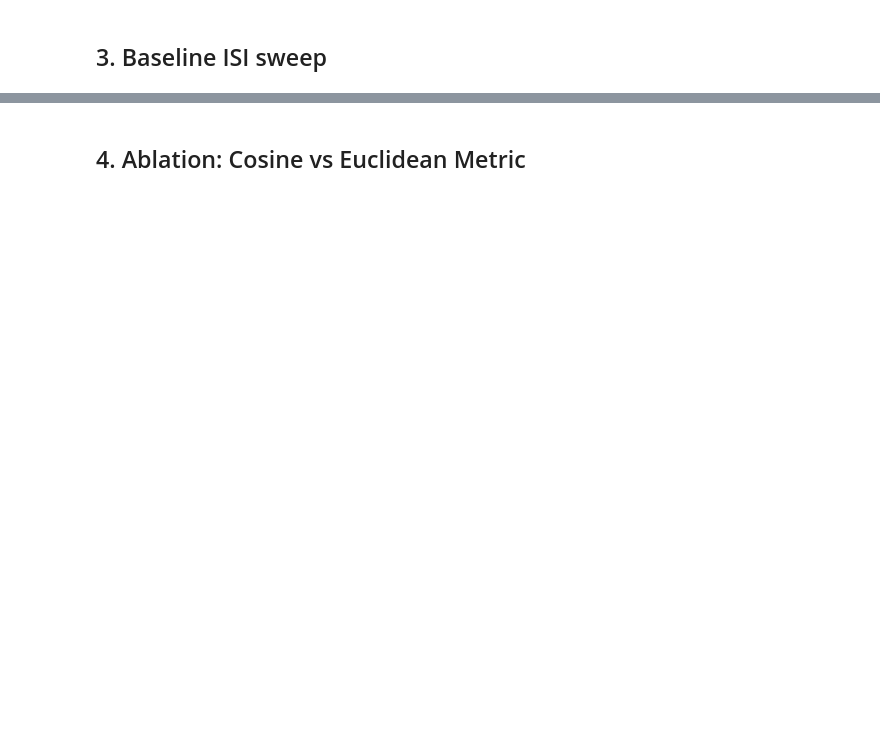
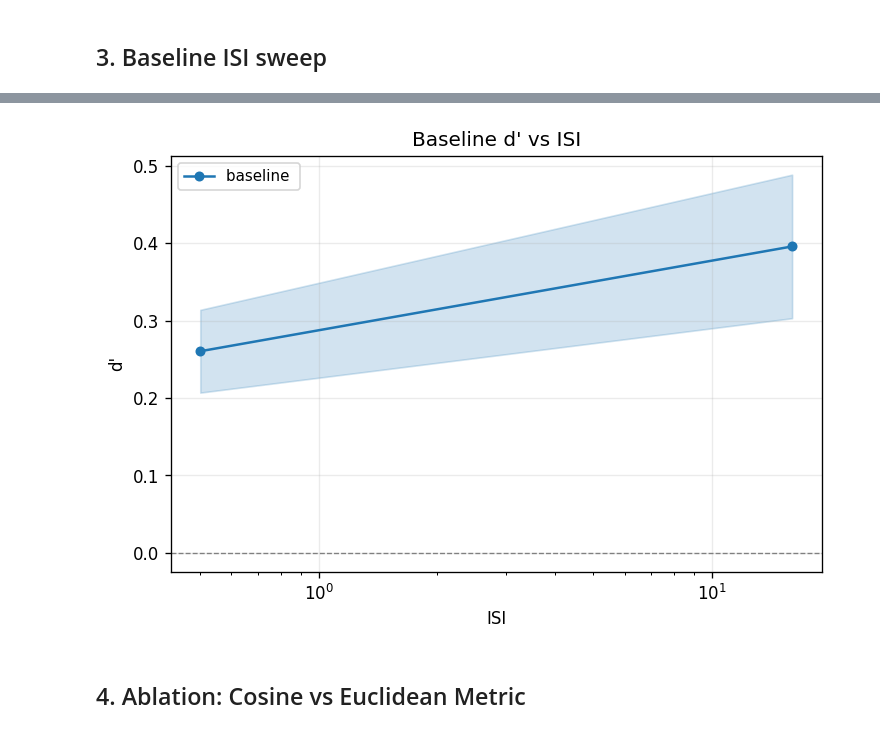
Before and after one commit to bjmedina/memory, a Jupyter notebook: notebooks/2d_guided_drift_sandbox.ipynb, the cells around one changed output, grey strips where cells are left out. Saved outputs shown, nothing was run; the diff lists cells and outputs as text; code cells hidden in the pictures; blank space fills up the shorter version.

```diff
--- a/notebooks/2d_guided_drift_sandbox.ipynb
+++ b/notebooks/2d_guided_drift_sandbox.ipynb
@@ -98,17 +157,17 @@ SIGMA0 = 0.5       # encoding noise
 SIGMA = 0.1        # diffusive noise per step
 DRIFT_STEP = 0.02  # η in the paper
 METRIC = 'cosine'  # matching the main model
-ISI_VALUES = (0, 1, 2, 4, 8, 16, 32, 64)
+ISI_VALUES = (0, 16)
 
-adapter_norm = ScoreAdapter2D(gmm, normalize=True)
+adapter_norm = ScoreAdapter2D(gmm, normalize=False)
 
 baseline = run_2d_isi_sweep(
     sigma0=SIGMA0, sigma=SIGMA,
     drift_step_size=DRIFT_STEP, score_model=adapter_norm,
     X0=X0, name_to_idx=name_to_idx, stimulus_pool=stimulus_pool,
     isi_values=ISI_VALUES, metric=METRIC,
-    n_sequences=10, seq_length=69, min_pairs_per_isi=3,
-    n_mc=16, seed=42,
+    n_sequences=10, seq_length=81, min_pairs_per_isi=5,
+    n_mc=2, seed=42,
 )
 
 isis, dps, sems = dprime_by_isi_curve(baseline)
@@ -118,8 +185,10 @@ print('SEM:', np.round(sems, 3))
 # %%
 fig, ax = plt.subplots(figsize=(7, 4.5))
-plot_dprime_curves({'baseline (unit-norm score)': baseline}, title='Baseline d\' vs ISI', ax=ax)
+plot_dprime_curves({'baseline ': baseline}, title='Baseline d\' vs ISI', ax=ax)
 fig.savefig(f'{SAVE_DIR}/baseline_dprime_curve.png', dpi=150, bbox_inches='tight')
 plt.show()
+# %% [output]
+[figure, added]
 # %% [markdown]
 ## 4. Ablation: Cosine vs Euclidean Metric
 # %%
```
Also changed, not shown: parts of 11 cells of this notebook.
